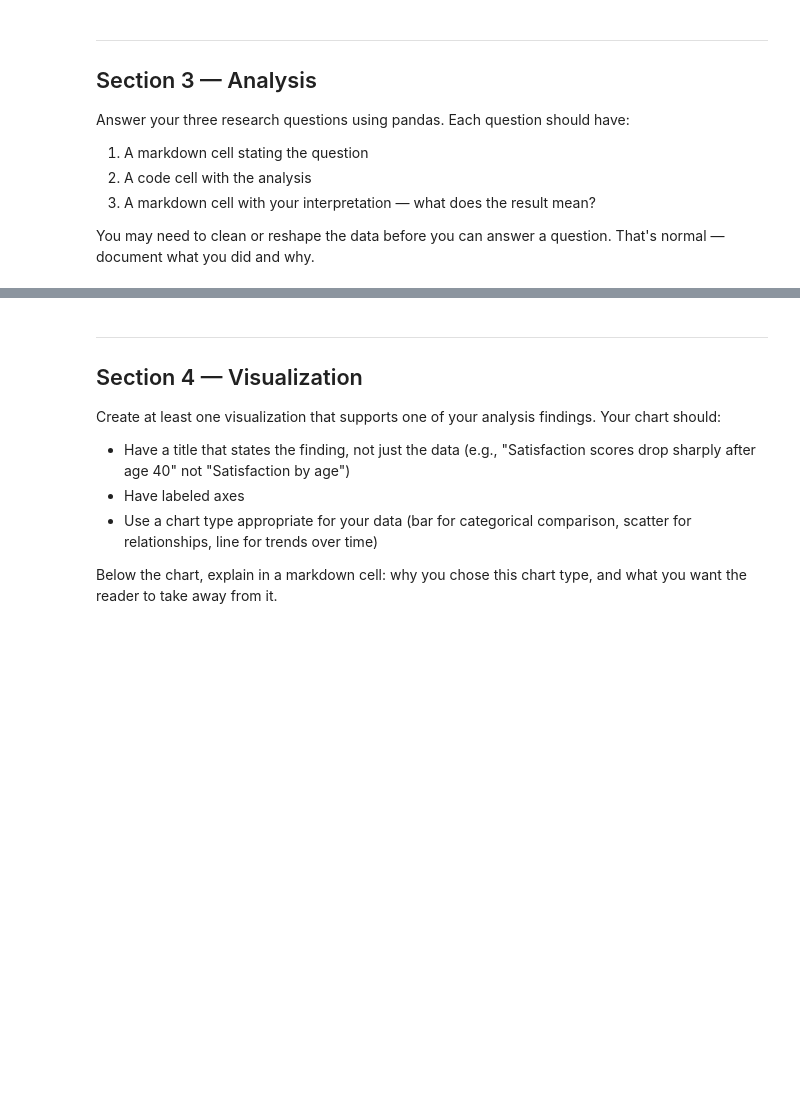
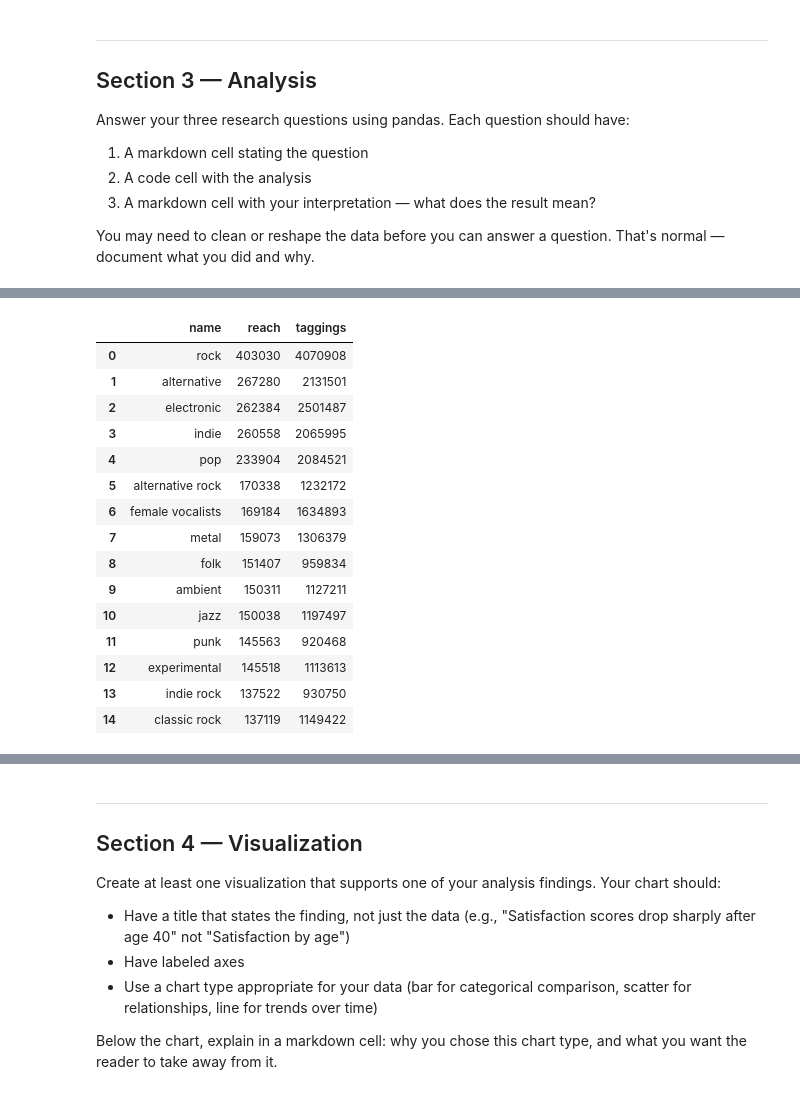
Before and after one commit to gena-lee/hcde530, a Jupyter notebook: Week 6/A6 Visualization/mp1b.ipynb, the cells around one changed output, grey strips where cells are left out. Cells and saved outputs as stored; diff of their text form; code cells hidden in the pictures; blank space fills up the shorter version.

```diff
--- a/Week 6/A6 Visualization/mp1b.ipynb
+++ b/Week 6/A6 Visualization/mp1b.ipynb
@@ -206,0 +244,30 @@ You may need to clean or reshape the data before you can answer a question. That
+# %%
+# Load the global genre/tag data from the JSON
+tags_block = root["tags_df"]
+tags_df = pd.DataFrame(tags_block["records"], columns=tags_block["columns"])
+
+# Clean numeric columns
+tags_df["reach"] = pd.to_numeric(tags_df["reach"], errors="coerce")
+tags_df["taggings"] = pd.to_numeric(tags_df["taggings"], errors="coerce")
+
+# Get the top genres/tags by global reach
+top_genres = tags_df.sort_values("reach", ascending=False).head(15)
+
+top_genres[["name", "reach", "taggings"]]
+# %% [output]
+|  | name | reach | taggings |
+| 0 | rock | 403030 | 4070908 |
+| 1 | alternative | 267280 | 2131501 |
+| 2 | electronic | 262384 | 2501487 |
+| 3 | indie | 260558 | 2065995 |
+| 4 | pop | 233904 | 2084521 |
+| 5 | alternative rock | 170338 | 1232172 |
+| 6 | female vocalists | 169184 | 1634893 |
+| 7 | metal | 159073 | 1306379 |
+| 8 | folk | 151407 | 959834 |
+| 9 | ambient | 150311 | 1127211 |
+| 10 | jazz | 150038 | 1197497 |
+| 11 | punk | 145563 | 920468 |
+| 12 | experimental | 145518 | 1113613 |
+| 13 | indie rock | 137522 | 930750 |
+| 14 | classic rock | 137119 | 1149422 |
```
Also changed, not shown: parts of 41 cells of this notebook.
